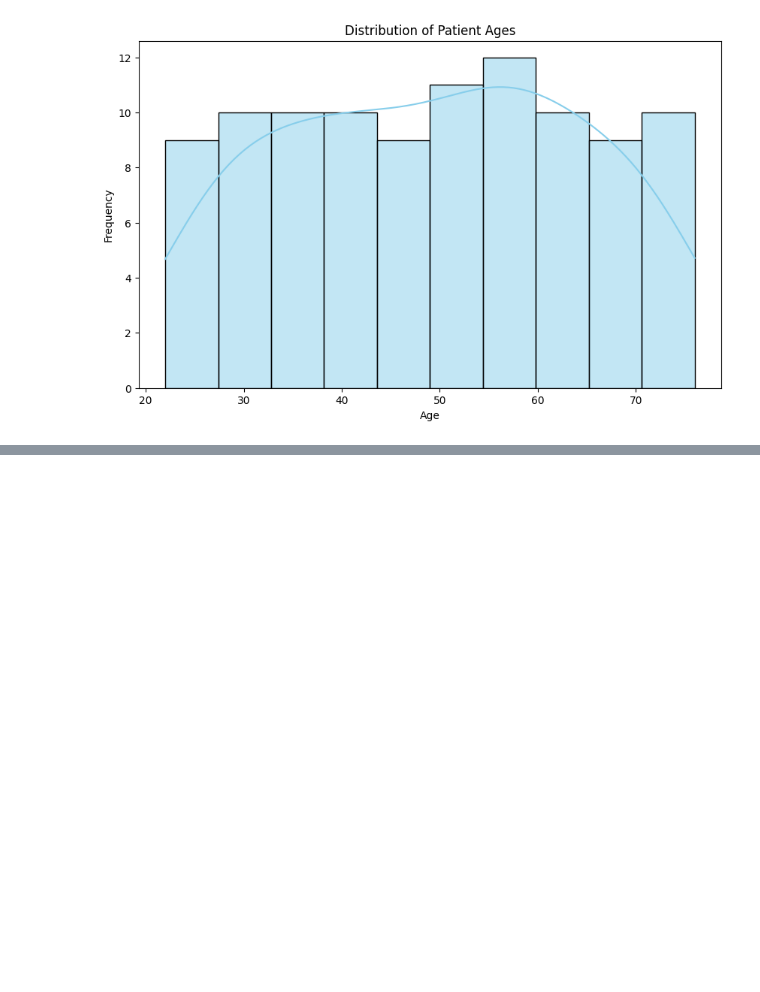
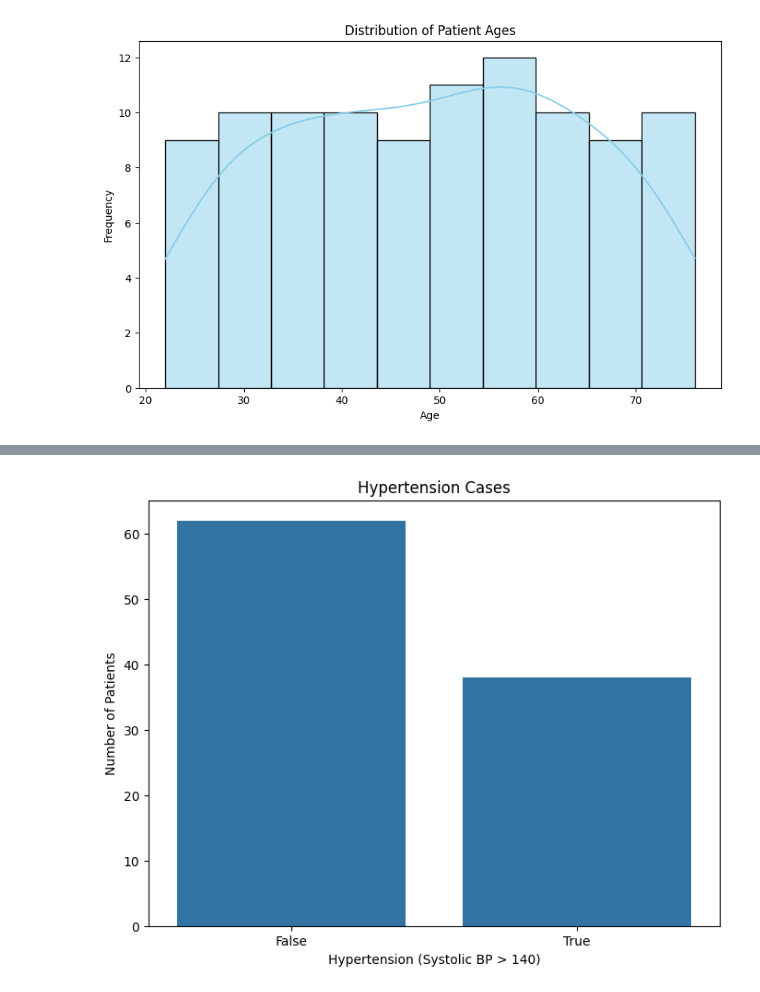
Before and after one commit to Chamindu-dev/-ai-in-healthcare-portfolio, a Jupyter notebook: Week1___Vitals__Analyzer_ipynb.ipynb, the cells around one changed output, grey strips where cells are left out. Saved outputs shown, nothing was run; the diff lists cells and outputs as text; code cells hidden in the pictures; blank space fills up the shorter version.

```diff
--- a/Week1___Vitals__Analyzer_ipynb.ipynb
+++ b/Week1___Vitals__Analyzer_ipynb.ipynb
@@ -88,0 +126,12 @@ plt.show()
+# %%
+df ['Hypertension'] = df['SystolicBP'] > 140
+
+plt.figure(figsize=(8, 6))
+sns.countplot(data=df, x='Hypertension')
+plt.title("Hypertension Cases")
+plt.xlabel("Hypertension (Systolic BP > 140)")
+plt.ylabel("Number of Patients")
+
+plt.show()
+# %% [output]
+[figure, added]
```
Also changed, not shown: parts of 4 cells of this notebook.
